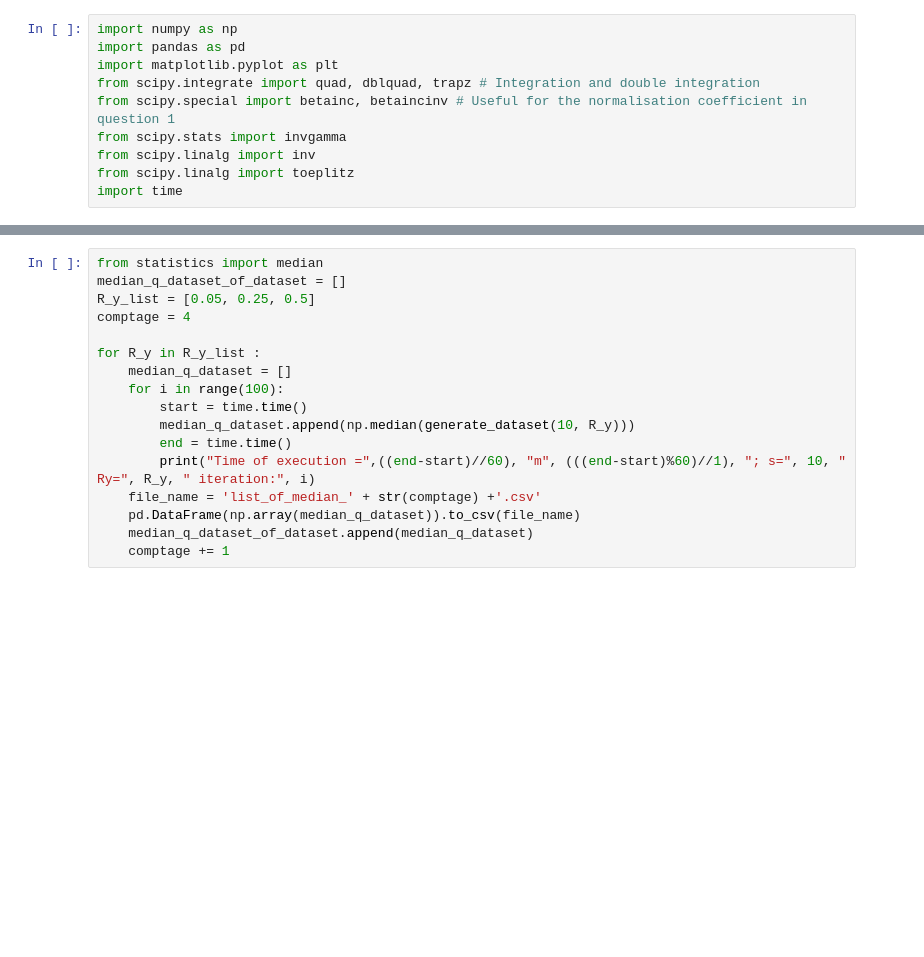
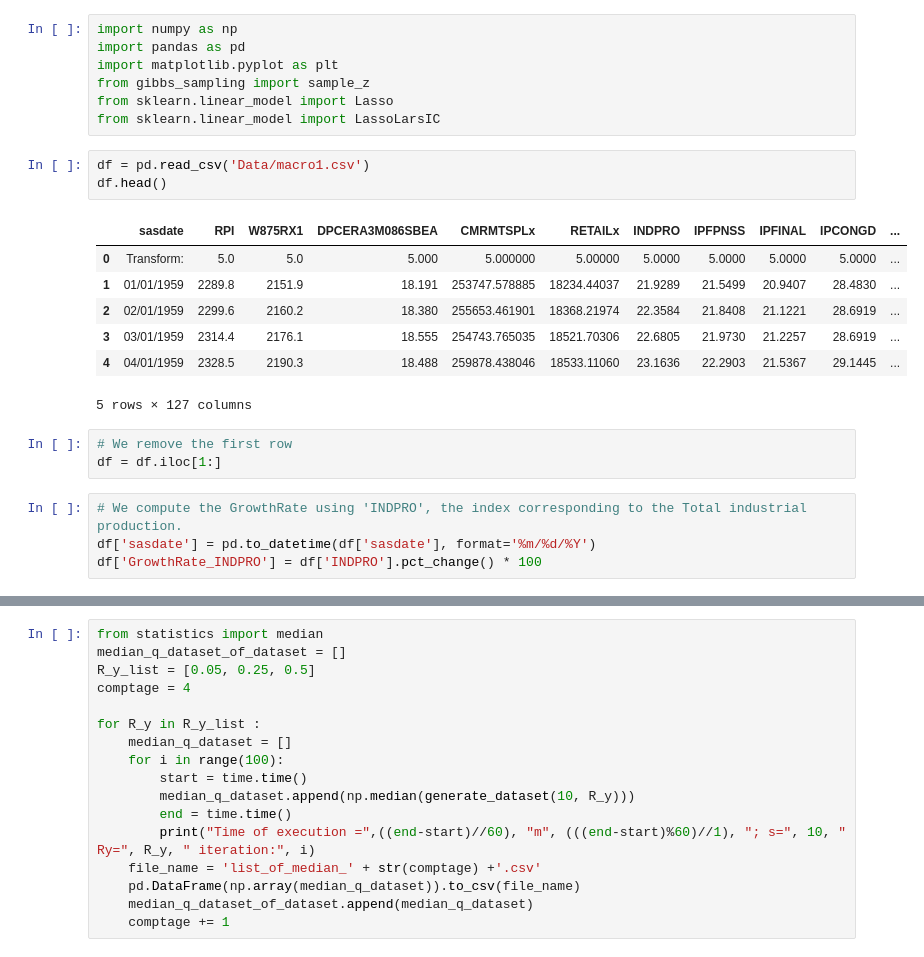
Before and after one commit to arthursabre/bayesian_statistics_project, a Jupyter notebook: Gibbs brut.ipynb, the cells around one changed output, grey strips where cells are left out. Saved outputs shown, nothing was run; the diff lists cells and outputs as text; blank space fills up the shorter version.

Commit message:
gibbs added

```diff
--- a/Gibbs brut.ipynb
+++ b/Gibbs brut.ipynb
@@ -2,9 +2,24 @@
 import numpy as np
 import pandas as pd
 import matplotlib.pyplot as plt
-from scipy.integrate import quad, dblquad, trapz # Integration and double integration
-from scipy.special import betainc, betaincinv # Useful for the normalisation coefficient in question 1
-from scipy.stats import invgamma
-from scipy.linalg import inv
-from scipy.linalg import toeplitz
-import time
+from gibbs_sampling import sample_z
+from sklearn.linear_model import Lasso
+from sklearn.linear_model import LassoLarsIC
+# %%
+df = pd.read_csv('Data/macro1.csv')
+df.head()
+# %% [output]
+|  | sasdate | RPI | W875RX1 | DPCERA3M086SBEA | CMRMTSPLx | RETAILx | INDPRO | IPFPNSS | IPFINAL | IPCONGD | ... |
+| 0 | Transform: | 5.0 | 5.0 | 5.000 | 5.000000 | 5.00000 | 5.0000 | 5.0000 | 5.0000 | 5.0000 | ... |
+| 1 | 01/01/1959 | 2289.8 | 2151.9 | 18.191 | 253747.578885 | 18234.44037 | 21.9289 | 21.5499 | 20.9407 | 28.4830 | ... |
+| 2 | 02/01/1959 | 2299.6 | 2160.2 | 18.380 | 255653.461901 | 18368.21974 | 22.3584 | 21.8408 | 21.1221 | 28.6919 | ... |
+| 3 | 03/01/1959 | 2314.4 | 2176.1 | 18.555 | 254743.765035 | 18521.70306 | 22.6805 | 21.9730 | 21.2257 | 28.6919 | ... |
+| 4 | 04/01/1959 | 2328.5 | 2190.3 | 18.488 | 259878.438046 | 18533.11060 | 23.1636 | 22.2903 | 21.5367 | 29.1445 | ... |
+5 rows × 127 columns
+# %%
+# We remove the first row
+df = df.iloc[1:]
+# %%
+# We compute the GrowthRate using 'INDPRO', the index corresponding to the Total industrial production.
+df['sasdate'] = pd.to_datetime(df['sasdate'], format='%m/%d/%Y')
+df['GrowthRate_INDPRO'] = df['INDPRO'].pct_change() * 100
```
Also changed, not shown: parts of 22 cells of this notebook, 2 other files.
